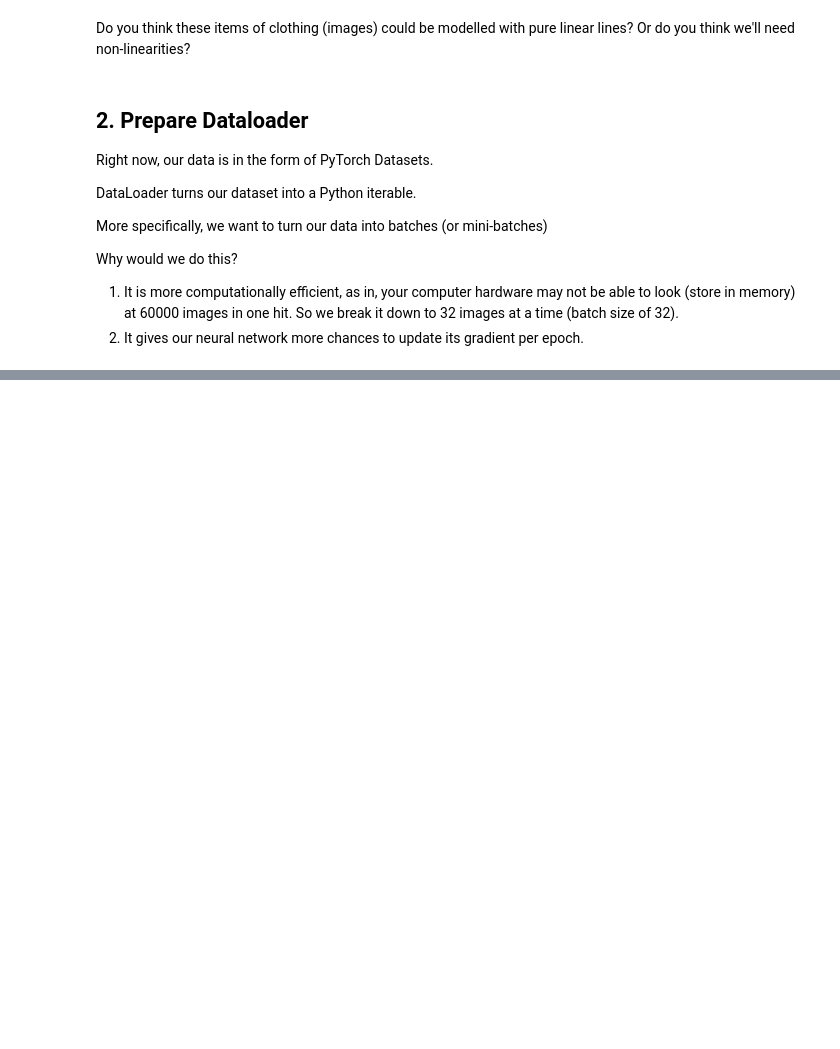
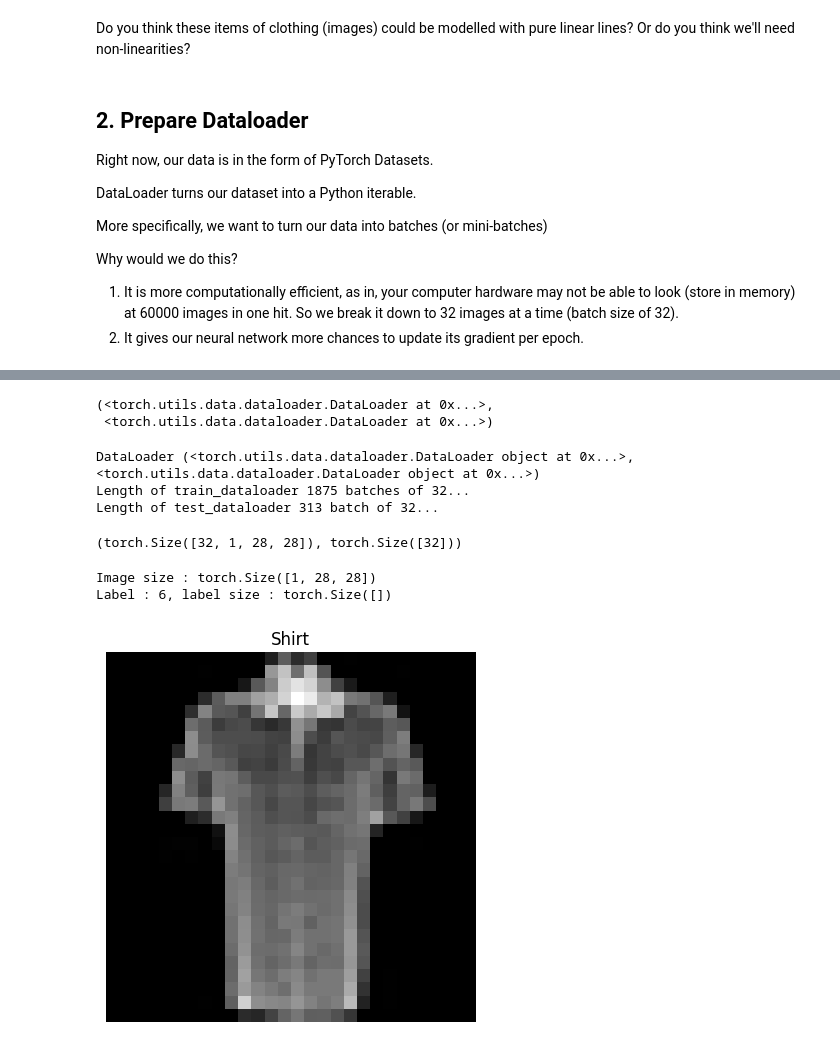
Before and after one commit to KavourEI/PyTorch_Exploration, a Jupyter notebook: 03_pytorch_computer_vision.ipynb, the cells around one changed output, grey strips where cells are left out. Saved outputs shown, nothing was run; the diff lists cells and outputs as text; code cells hidden in the pictures; blank space fills up the shorter version.

```diff
--- a/03_pytorch_computer_vision.ipynb
+++ b/03_pytorch_computer_vision.ipynb
@@ -185,0 +183,48 @@ Why would we do this?
+# %%
+from torch.utils.data import DataLoader
+
+# setup the batch size hyperparameter
+BATCH_SIZE = 32
+
+# turn dataset into iterables (batches)
+train_dataloader = DataLoader(dataset = train_data,
+                              batch_size = BATCH_SIZE,
+                              shuffle =True)
+
+test_dataloader = DataLoader(dataset = test_data,
+                             batch_size = BATCH_SIZE,
+                             shuffle = False)
+train_dataloader, test_dataloader
+# %% [output]
+(<torch.utils.data.dataloader.DataLoader at 0x...>,
+ <torch.utils.data.dataloader.DataLoader at 0x...>)
+# %%
+# Let's check out wheat we've created
+
+print(f"DataLoader {train_dataloader, test_dataloader}")
+print(f"Length of train_dataloader {len(train_dataloader)} batches of {BATCH_SIZE}...")
+print(f"Length of test_dataloader {len(test_dataloader)} batch of {BATCH_SIZE}...")
+# %% [output]
+DataLoader (<torch.utils.data.dataloader.DataLoader object at 0x...>, <torch.utils.data.dataloader.DataLoader object at 0x...>)
+Length of train_dataloader 1875 batches of 32...
+Length of test_dataloader 313 batch of 32...
+# %%
+# Check out what is inside the training dataloader
+train_features_batch, train_labels_batch = next(iter(train_dataloader))
+train_features_batch.shape, train_labels_batch.shape
+# %% [output]
+(torch.Size([32, 1, 28, 28]), torch.Size([32]))
+# %%
+# Show a sample
+torch.manual_seed(42)
+random_idx = torch.randint(0, len(train_features_batch), size=[1]).item()
+img, label = train_features_batch[random_idx], train_labels_batch[random_idx]
+plt.imshow(img.squeeze(), cmap = 'gray')
+plt.title(class_names[label])
+plt.axis(False)
+print(f"Image size : {img.shape}")
+print(f"Label : {label}, label size : {label.shape}")
+# %% [output]
+Image size : torch.Size([1, 28, 28])
+Label : 6, label size : torch.Size([])
+[figure, added]
```
Also changed, not shown: parts of 1 cell of this notebook.
